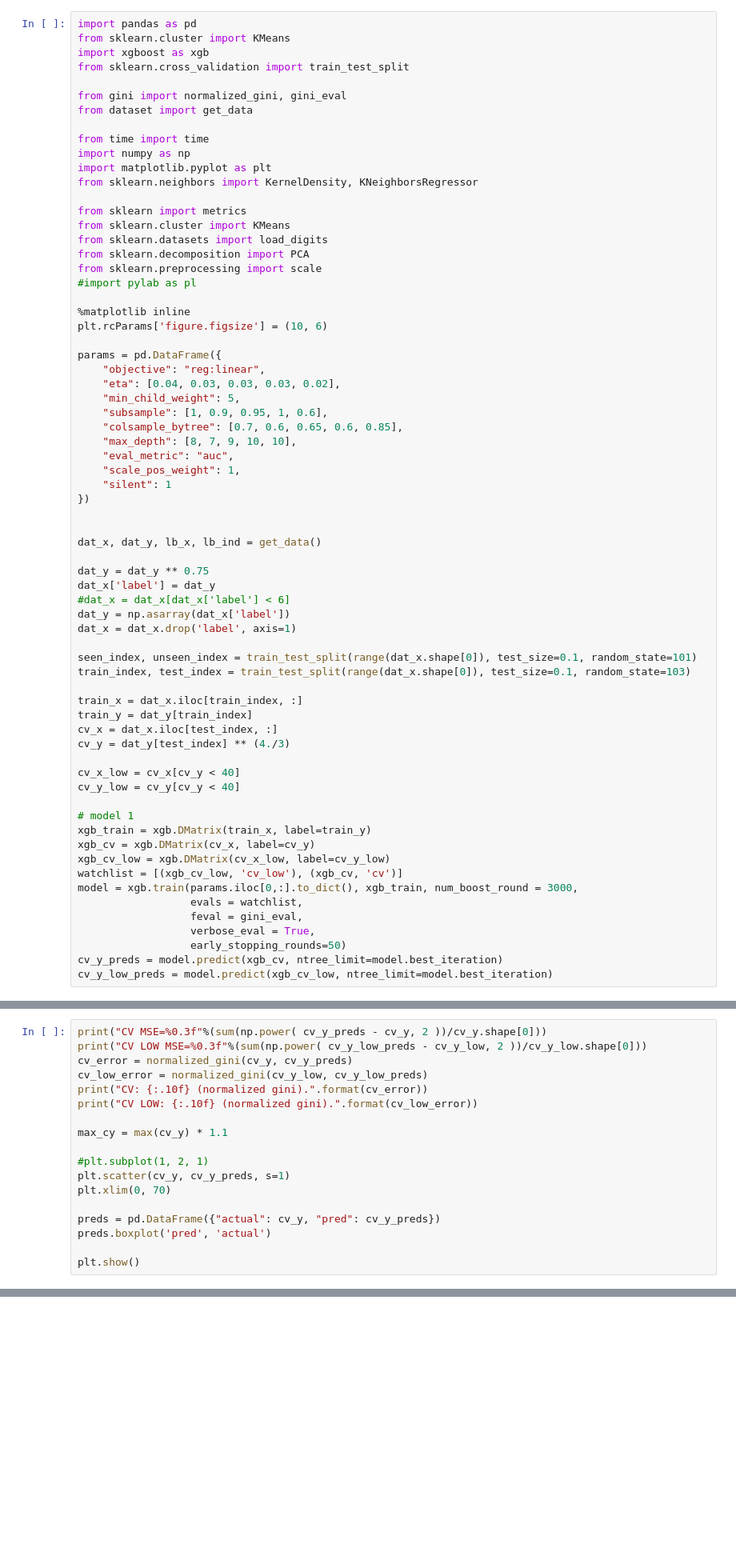
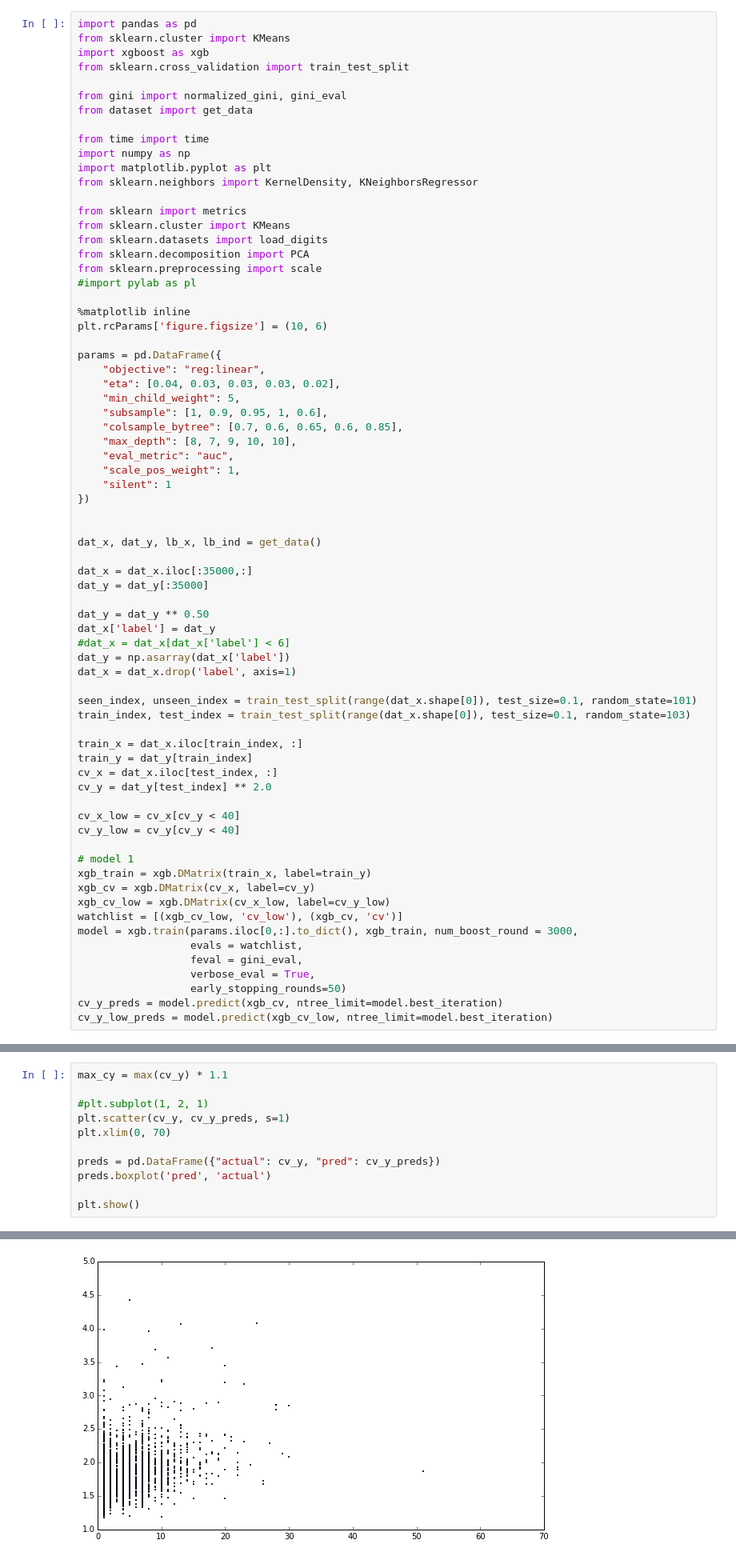
Before and after one commit to Bekbolatov/kaggle, a Jupyter notebook: events/theano/xgboost_liberty.ipynb, the cells around one changed output, grey strips where cells are left out. Shown at 80% size. Drawn from its saved outputs; the diff is of its cells as text; blank space fills up the shorter version.

```diff
--- a/events/theano/xgboost_liberty.ipynb
+++ b/events/theano/xgboost_liberty.ipynb
@@ -37,7 +37,10 @@ params = pd.DataFrame({
 
 dat_x, dat_y, lb_x, lb_ind = get_data()
 
-dat_y = dat_y ** 0.75
+dat_x = dat_x.iloc[:35000,:]
+dat_y = dat_y[:35000]
+
+dat_y = dat_y ** 0.50
 dat_x['label'] = dat_y
 #dat_x = dat_x[dat_x['label'] < 6]
 dat_y = np.asarray(dat_x['label'])
@@ -49,7 +52,7 @@ train_index, test_index = train_test_split(range(dat_x.shape[0]), test_size=0.1,
 train_x = dat_x.iloc[train_index, :]
 train_y = dat_y[train_index]
 cv_x = dat_x.iloc[test_index, :]
-cv_y = dat_y[test_index] ** (4./3)
+cv_y = dat_y[test_index] ** 2.0
 
 cv_x_low = cv_x[cv_y < 40]
 cv_y_low = cv_y[cv_y < 40]
@@ -99,11 +100,4 @@ CV: 0.3924873483 (normalized gini).
 # %%
-print("CV MSE=%0.3f"%(sum(np.power( cv_y_preds - cv_y, 2 ))/cv_y.shape[0]))
-print("CV LOW MSE=%0.3f"%(sum(np.power( cv_y_low_preds - cv_y_low, 2 ))/cv_y_low.shape[0]))
-cv_error = normalized_gini(cv_y, cv_y_preds)
-cv_low_error = normalized_gini(cv_y_low, cv_y_low_preds)
-print("CV: {:.10f} (normalized gini).".format(cv_error))
-print("CV LOW: {:.10f} (normalized gini).".format(cv_low_error))
-
 max_cy = max(cv_y) * 1.1
 
 #plt.subplot(1, 2, 1)
@@ -119,0 +112 @@ ValueError: operands could not be broadcast together with shapes (5097,) (5050,)
+[figure, added]
```
Also changed, not shown: parts of 8 cells of this notebook, 6 other files.
